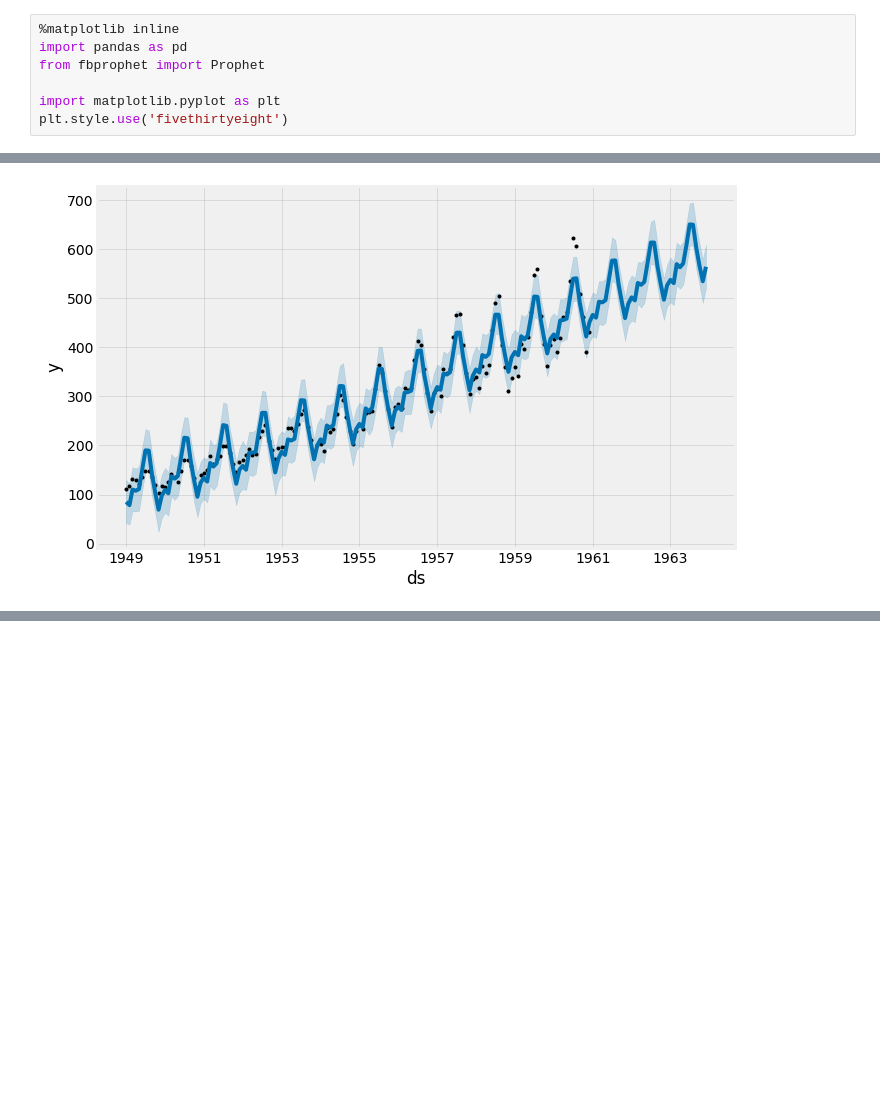
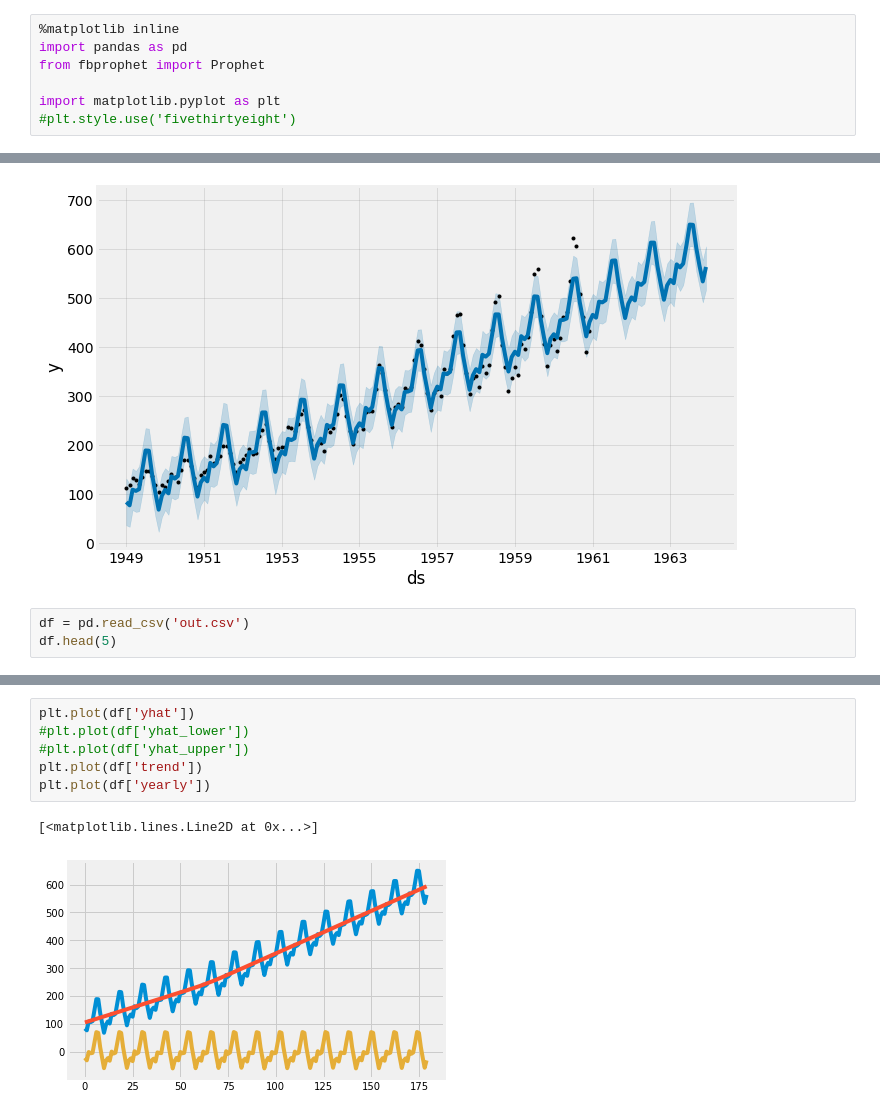
Before and after one commit to fetis/brlohack, a Jupyter notebook: prediction_test.ipynb, the cells around one changed output, grey strips where cells are left out. Drawn from its saved outputs; the diff is of its cells as text; blank space fills up the shorter version.

```diff
--- a/prediction_test.ipynb
+++ b/prediction_test.ipynb
@@ -4,4 +4,4 @@ import pandas as pd
 from fbprophet import Prophet
 
 import matplotlib.pyplot as plt
-plt.style.use('fivethirtyeight')
+#plt.style.use('fivethirtyeight')
@@ -77,3 +104,6 @@ my_model.plot(forecast,
 # %% [output]
 [figure]
 [figure]
+# %%
+df = pd.read_csv('out.csv')
+df.head(5)
@@ -79,0 +117,9 @@ my_model.plot(forecast,
+# %%
+plt.plot(df['yhat'])
+#plt.plot(df['yhat_lower'])
+#plt.plot(df['yhat_upper'])
+plt.plot(df['trend'])
+plt.plot(df['yearly'])
+# %% [output]
+[<matplotlib.lines.Line2D at 0x...>]
+[figure, added]
```
Also changed, not shown: parts of 4 cells of this notebook, 1 other file.
